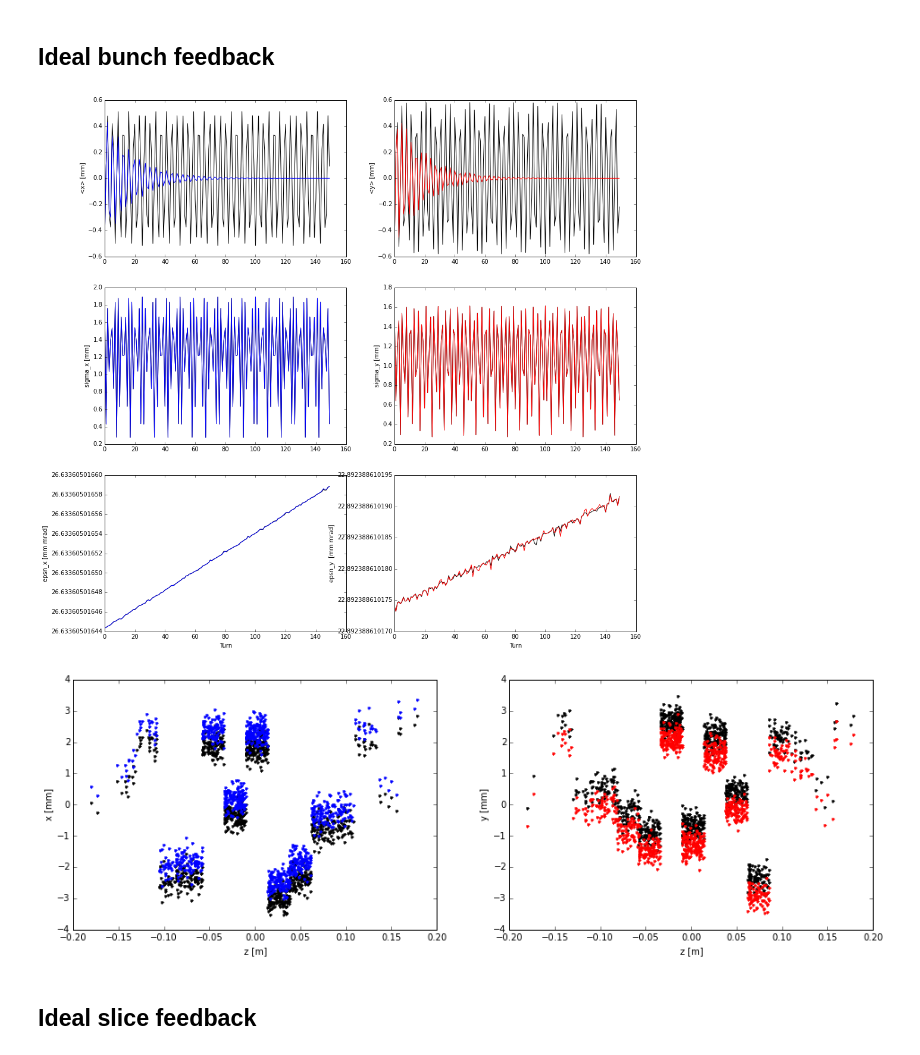
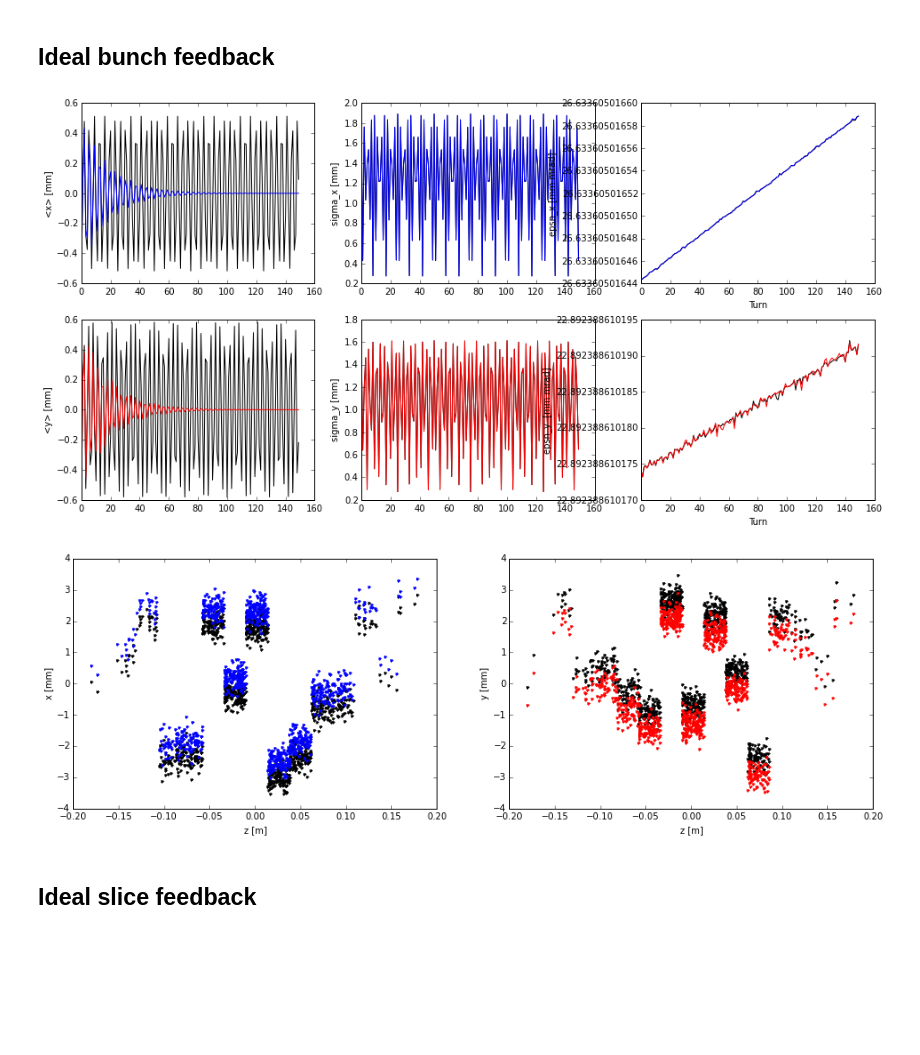
Before and after one commit to jkomppula/PyHEADTAIL_feedback, a Jupyter notebook: interactive-tests/onebox_feedback.ipynb, the cells around one changed output. Drawn from its saved outputs; the diff is of its cells as text; code cells hidden in the pictures; blank space fills up the shorter version.

```diff
--- a/interactive-tests/onebox_feedback.ipynb
+++ b/interactive-tests/onebox_feedback.ipynb
@@ -200,22 +215,26 @@ kick_y = 0.003*(-1.0+2*np.random.rand(n_slices))
 for p_id, s_id in itertools.izip(p_idx,s_idx):
     bunch_ref.x[p_id] += kick_x[s_id]
     bunch_ref.y[p_id] += kick_y[s_id]
+
+bunch_0 = copy.deepcopy(bunch_ref)
+dump_ref = BunchDump(bunch_0)
+maps_ref = [i for i in trans_map] + [long_map]
+track(n_turns, bunch_0,maps_ref,dump_ref)
 # %% [markdown]
 ## Ideal bunch feedback
-# %%
-#Reference bunch
-bunch_0 = copy.deepcopy(bunch_ref)
-bunch_FB = copy.deepcopy(bunch_ref)
-
-maps_ref = [i for i in trans_map] + [long_map]
-
-feedback_map = IdealBunchFeedback(feedback_gain)
-maps_feedback = [i for i in trans_map] + [long_map] + [feedback_map]
-
-track_and_plot(n_turns, bunch_0, maps_ref, bunch_FB, maps_feedback)
-plot_projections( bunch_0, bunch_FB)
-# %% [output]
-[figure, removed]
-[figure, removed]
+# %%
+bunch_ideal_bunch_FB = copy.deepcopy(bunch_ref)
+dump_ideal_bunch_FB = BunchDump(bunch_ideal_bunch_FB)
+
+feedback_map = IdealBunchFeedback(feedback_gain)
+total_map_FB = [i for i in trans_map] + [long_map] + [feedback_map]
+
+track(n_turns, bunch_ideal_bunch_FB,total_map_FB,dump_ideal_bunch_FB)
+
+compare_bunch_dumps(dump_ref,dump_ideal_bunch_FB)
+plot_projections( bunch_0, bunch_ideal_bunch_FB)
+# %% [output]
+[figure, added]
+[figure, added]
 # %% [markdown]
 ## Ideal slice feedback
```
Also changed, not shown: parts of 8 cells of this notebook, 4 other files.
